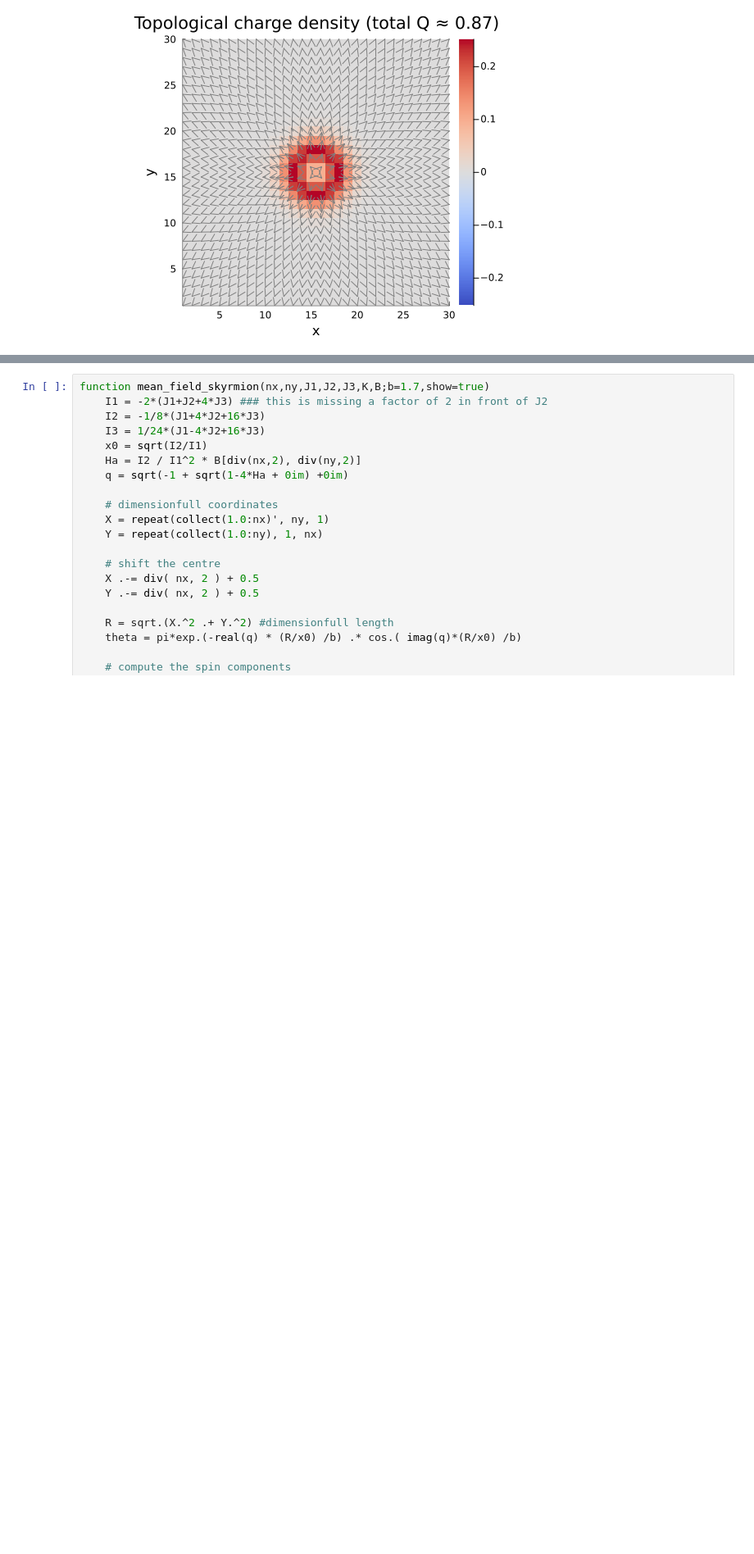
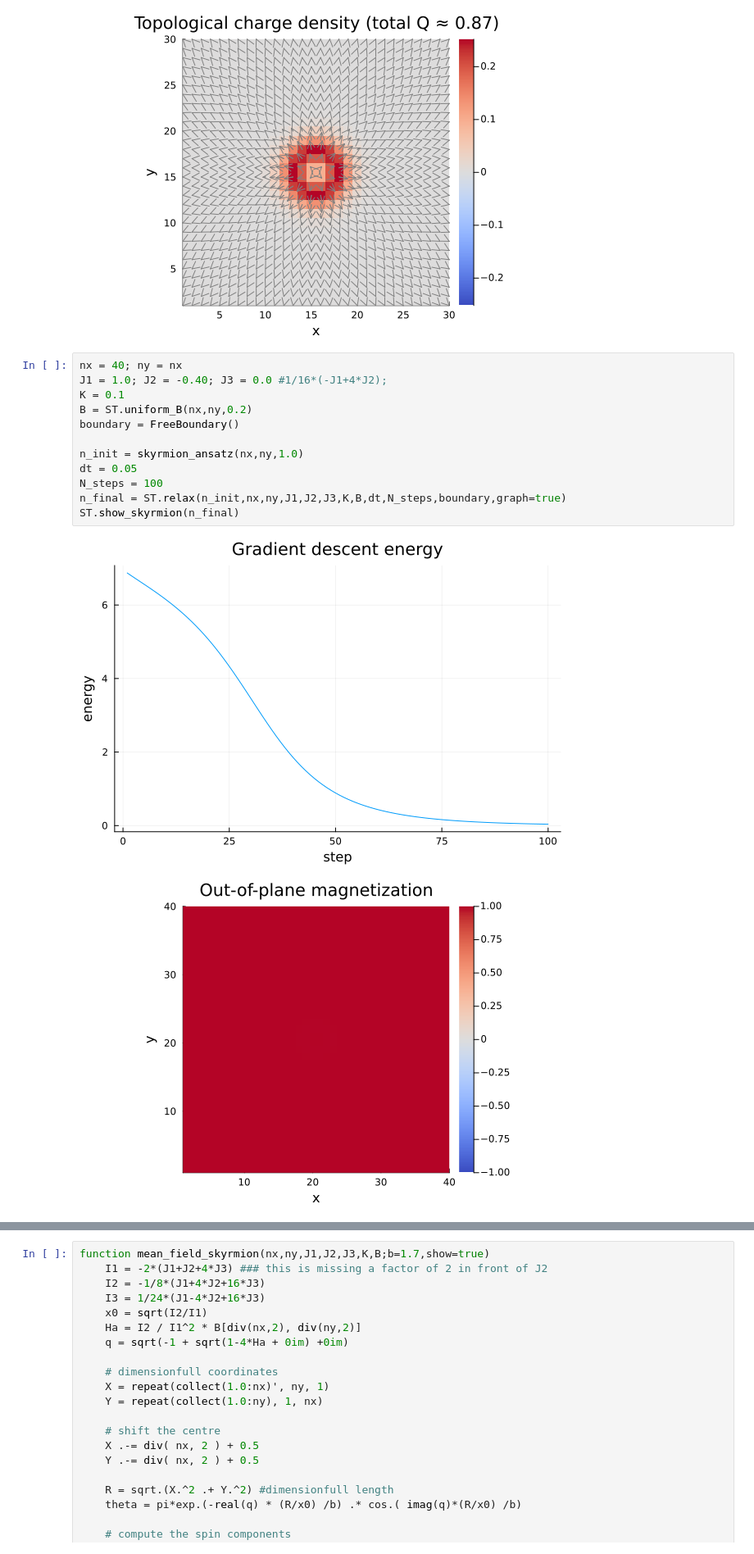
Before and after one commit to jan-chelmecki/skyrmion-tunnelling, a Jupyter notebook: notebooks/chapter_1_Energetics.ipynb, the cells around one changed output, grey strips where cells are left out. Shown at 82% size. Saved outputs shown, nothing was run; the diff lists cells and outputs as text; blank space fills up the shorter version.

```diff
--- a/notebooks/chapter_1_Energetics.ipynb
+++ b/notebooks/chapter_1_Energetics.ipynb
@@ -134,3 +123,18 @@ ST.show_skyrmion(n)
 # %% [output]
 [figure]
 [figure]
+# %%
+nx = 40; ny = nx
+J1 = 1.0; J2 = -0.40; J3 = 0.0 #1/16*(-J1+4*J2);
+K = 0.1
+B = ST.uniform_B(nx,ny,0.2)
+boundary = FreeBoundary()
+
+n_init = skyrmion_ansatz(nx,ny,1.0)
+dt = 0.05
+N_steps = 100
+n_final = ST.relax(n_init,nx,ny,J1,J2,J3,K,B,dt,N_steps,boundary,graph=true)
+ST.show_skyrmion(n_final)
+# %% [output]
+[figure, added]
+[figure, added]
```
Also changed, not shown: parts of 6 cells of this notebook, 5 other files.
